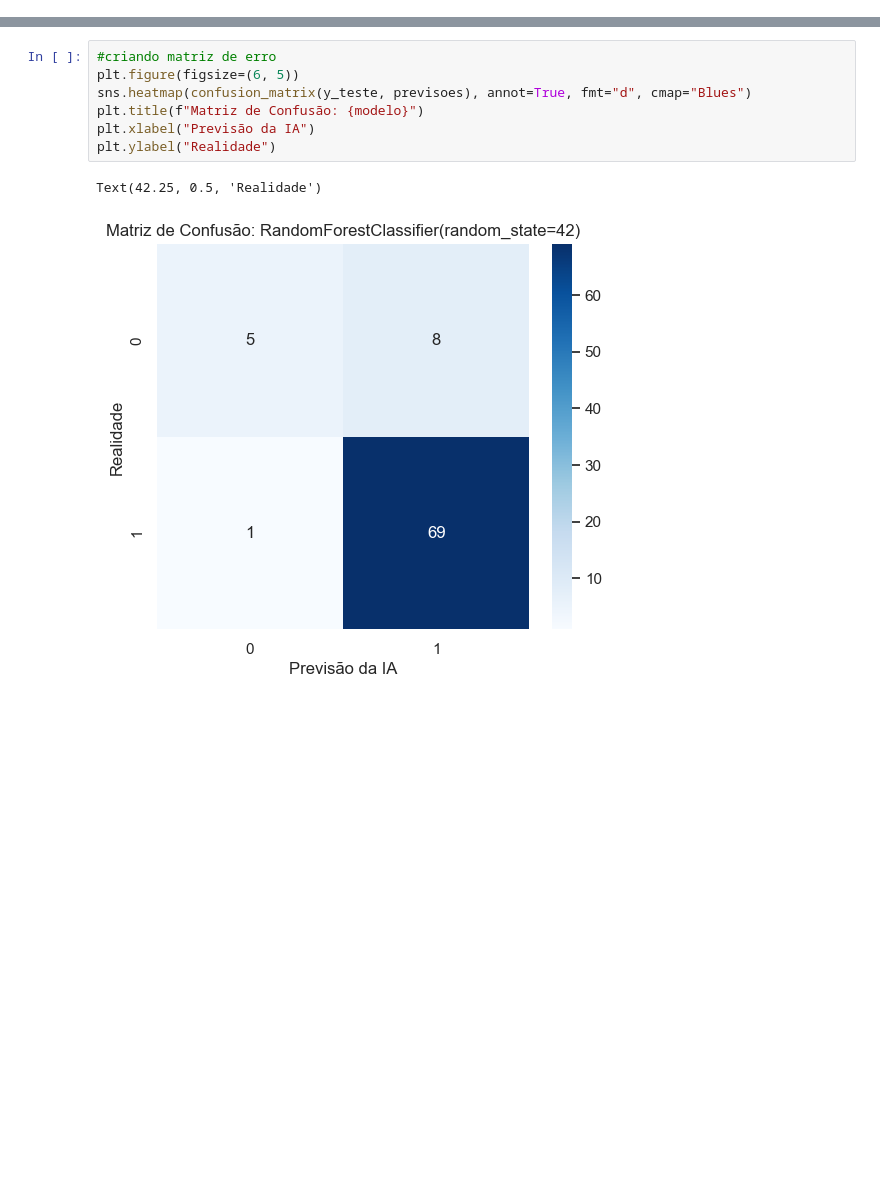
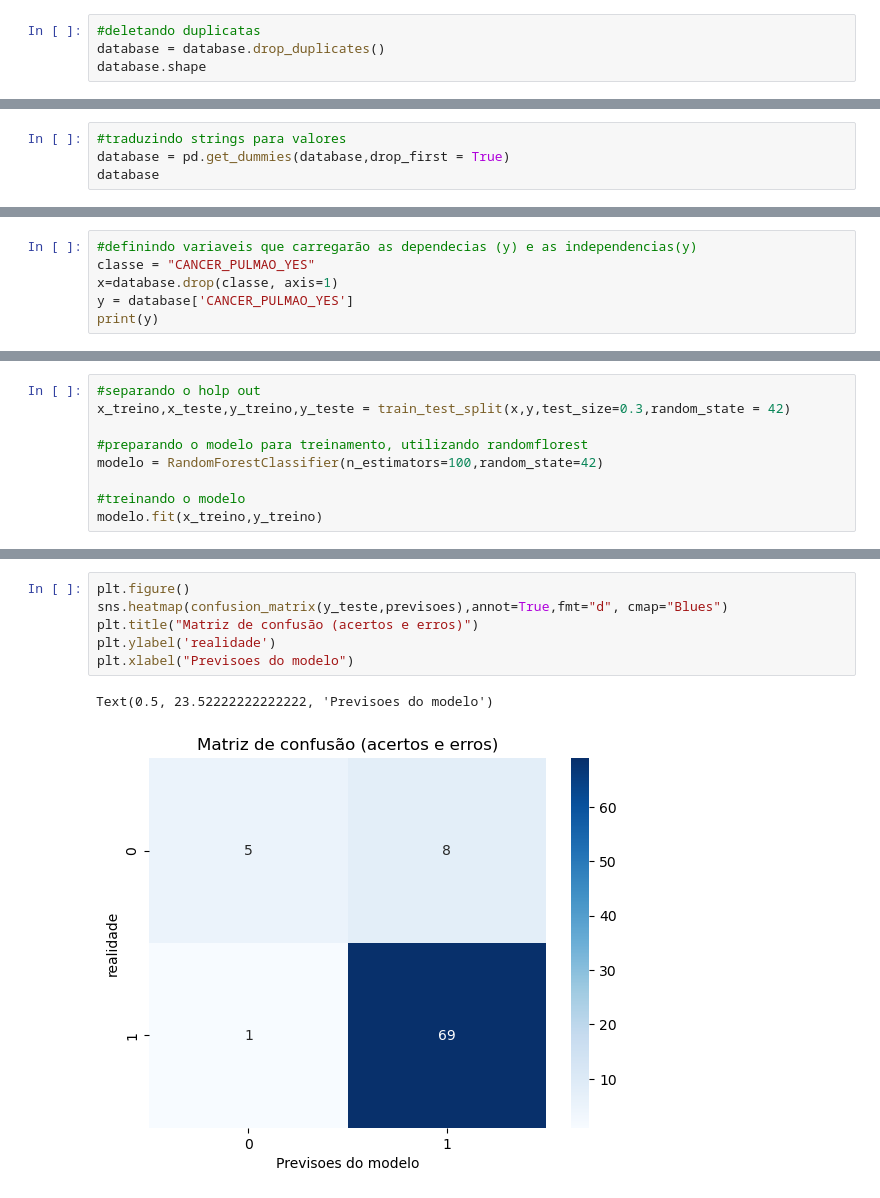
Before and after one commit to Luidy-Costa/project, a Jupyter notebook: lung-cancer-ml/lung_cancer_prediction.ipynb, the cells around one changed output, grey strips where cells are left out. Saved outputs shown, nothing was run; the diff lists cells and outputs as text; blank space fills up the shorter version.

```diff
--- a/lung-cancer-ml/lung_cancer_prediction.ipynb
+++ b/lung-cancer-ml/lung_cancer_prediction.ipynb
@@ -42,0 +60,4 @@ dataframe
+# %%
+#deletando duplicatas
+database = database.drop_duplicates()
+database.shape
@@ -234,0 +124,4 @@ Modelo hold out com algoritimo random forest apresenta precisão de 89.16%
+# %%
+#traduzindo strings para valores
+database = pd.get_dummies(database,drop_first = True)
+database
@@ -234,0 +142,6 @@ Modelo hold out com algoritimo random forest apresenta precisão de 89.16%
+# %%
+#definindo variaveis que carregarão as dependecias (y) e as independencias(y)
+classe = "CANCER_PULMAO_YES"
+x=database.drop(classe, axis=1)
+y = database['CANCER_PULMAO_YES']
+print(y)
@@ -234,0 +161,9 @@ Modelo hold out com algoritimo random forest apresenta precisão de 89.16%
+# %%
+#separando o holp out
+x_treino,x_teste,y_treino,y_teste = train_test_split(x,y,test_size=0.3,random_state = 42)
+
+#preparando o modelo para treinamento, utilizando randomflorest
+modelo = RandomForestClassifier(n_estimators=100,random_state=42)
+
+#treinando o modelo
+modelo.fit(x_treino,y_treino)
@@ -235,11 +180,10 @@ Modelo hold out com algoritimo random forest apresenta precisão de 89.16%
 # %%
-#criando matriz de erro
-plt.figure(figsize=(6, 5))
-sns.heatmap(confusion_matrix(y_teste, previsoes), annot=True, fmt="d", cmap="Blues")
-plt.title(f"Matriz de Confusão: {modelo}")
-plt.xlabel("Previsão da IA")
-plt.ylabel("Realidade")
+plt.figure()
+sns.heatmap(confusion_matrix(y_teste,previsoes),annot=True,fmt="d", cmap="Blues")
+plt.title("Matriz de confusão (acertos e erros)")
+plt.ylabel('realidade')
+plt.xlabel("Previsoes do modelo")
 # %% [output]
-Text(42.25, 0.5, 'Realidade')
+Text(0.5, 23.52222222222222, 'Previsoes do modelo')
-[figure, old version]
+[figure, new version]
 # %%
```
Also changed, not shown: parts of 24 cells of this notebook, 1 other file.
